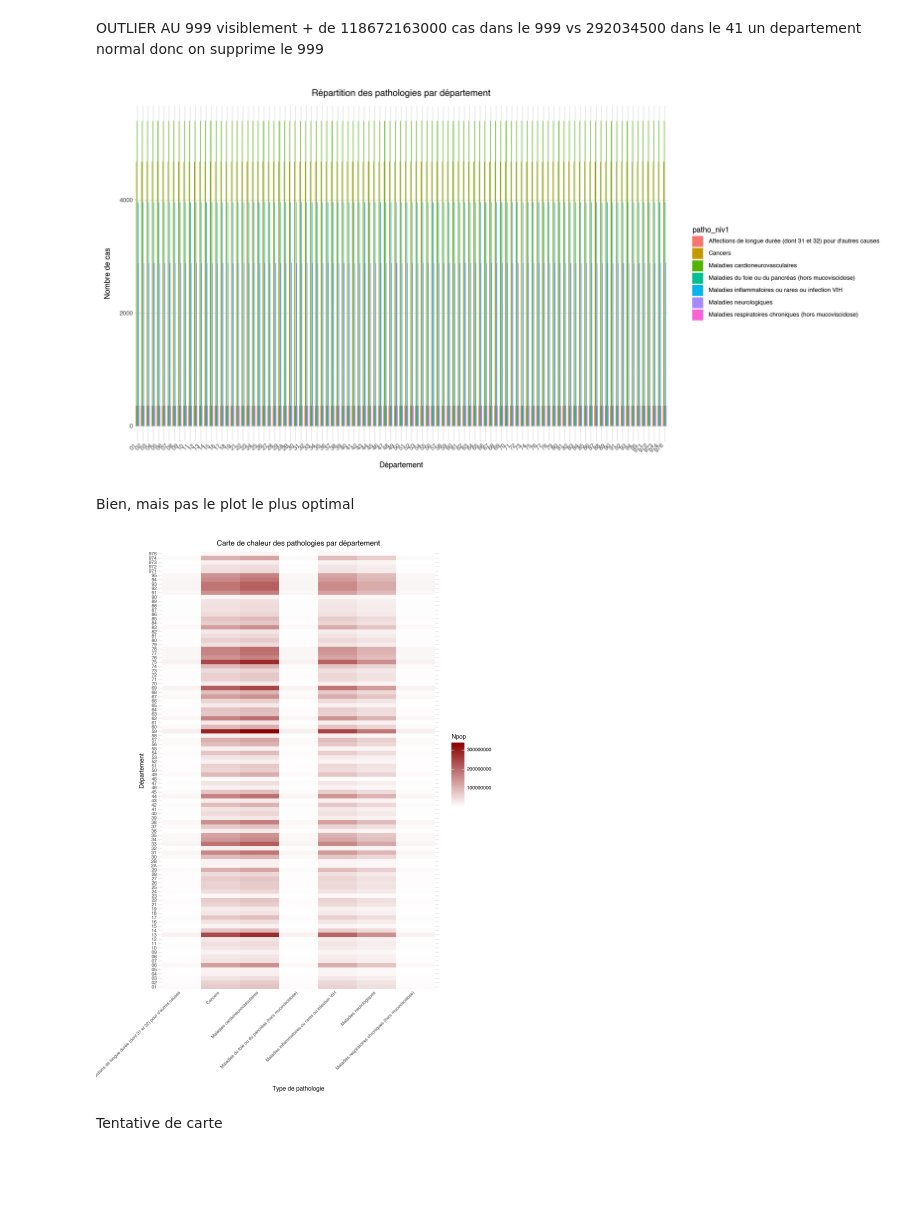
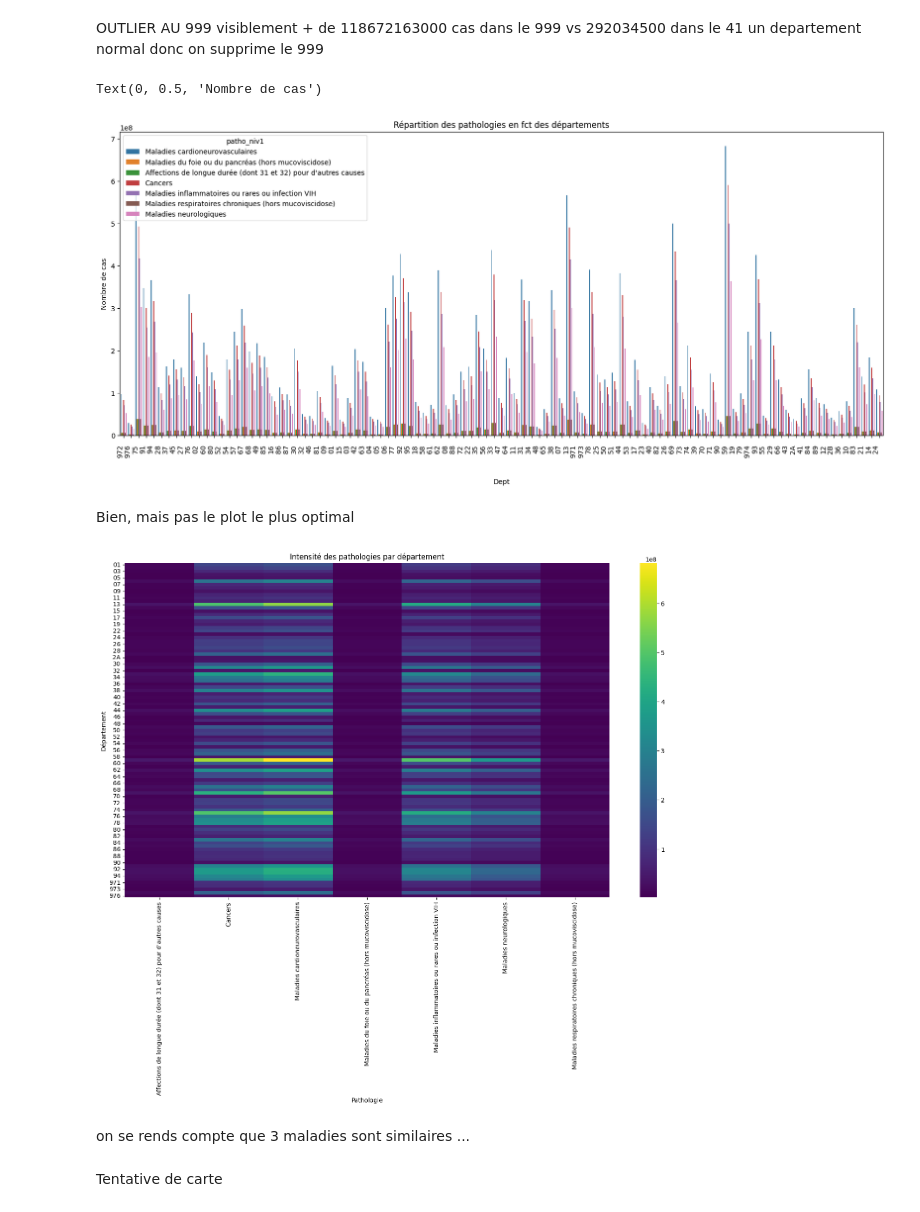
Before and after one commit to jujmar/pathologies, a Jupyter notebook: Patho.ipynb, the cells around one changed output. Cells and saved outputs as stored; diff of their text form; code cells hidden in the pictures; blank space fills up the shorter version.

```diff
--- a/Patho.ipynb
+++ b/Patho.ipynb
@@ -313,52 +316,49 @@ donc on supprime le 999
 # %%
 # Exclure le département 999
 Patho_filtre_clean = Patho_filtre[Patho_filtre['dept'] != '999']
 
 # Vérifier le crosstab si besoin
-pd.crosstab(Patho_filtre_clean['dept'], Patho_filtre_clean['patho_niv1'])
+table= pd.crosstab(Patho_filtre_clean['dept'], Patho_filtre_clean['patho_niv1'])
 
-# Refaire le graphique sans le 999
-from plotnine import ggplot, aes, geom_bar, labs, theme_minimal, theme, element_text
+plt.figure(figsize=(20,8))
+sns.barplot(
+    data=Patho_filtre_clean,
+    x='dept',
+    y='Npop',
+    hue='patho_niv1',
+    estimator=sum,
+    errorbar=None
+)
 
-(
-    ggplot(Patho_filtre_clean, aes(x='dept', fill='patho_niv1')) +
-    geom_bar(position='dodge', width=0.7) +
-    labs(
-        title='Répartition des pathologies par département',
-        x='Département',
-        y='Nombre de cas'
-    ) +
-    theme_minimal() +
-    theme(
-        figure_size=(16, 8),                      # plus large pour espacer les barres
-        axis_text_x=element_text(rotation=45, ha='right')  # pivote et aligne les labels
-    )
-)
+
+plt.xticks(rotation=90, ha='right')
+plt.tick_params(axis='x', pad=10)
+plt.title("Répartition des pathologies en fct des départements")
+plt.xlabel('Dept',labelpad=30)
+plt.ylabel('Nombre de cas')
 # %% [output]
+Text(0, 0.5, 'Nombre de cas')
-[figure, old version]
+[figure, new version]
 # %% [markdown]
 Bien, mais pas le plot le plus optimal
 # %%
-pivot_df = Patho_filtre.pivot_table(
-    values='Npop',
+pivot = Patho_filtre_clean.pivot_table(
     index='dept',
     columns='patho_niv1',
-    aggfunc='sum'
-).reset_index().melt(id_vars='dept', var_name='patho_niv1', value_name='Npop')
+    values='Npop',
+    aggfunc='sum',
+    fill_value=0
+)
 
-(
-    ggplot(pivot_df, aes(x='patho_niv1', y='dept', fill='Npop')) +
-    geom_tile() +
-    scale_fill_gradient(low='white', high='darkred') +
-    labs(title='Carte de chaleur des pathologies par département',
-         x='Type de pathologie', y='Département') +
-    theme_minimal() +
-    theme(
-        figure_size=(10, 14),
-        axis_text_x=element_text(rotation=45, ha='right', size=8)
-    )
-)
+plt.figure(figsize=(18, 10))
+sns.heatmap(pivot, cmap='viridis')
+plt.title("Intensité des pathologies par département")
+plt.xlabel("Pathologie")
+plt.ylabel("Département")
+plt.show()
 # %% [output]
-[figure, old version]
+[figure, new version]
+# %% [markdown]
+on se rends compte que 3 maladies sont similaires ...
 # %% [markdown]
 Tentative de carte
```
Also changed, not shown: parts of 103 cells of this notebook.
